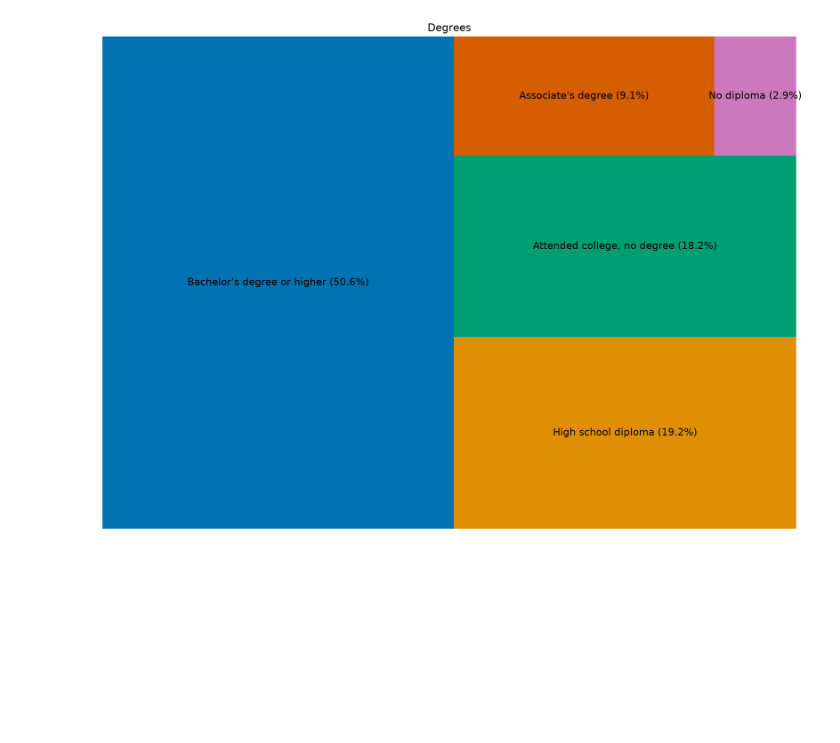
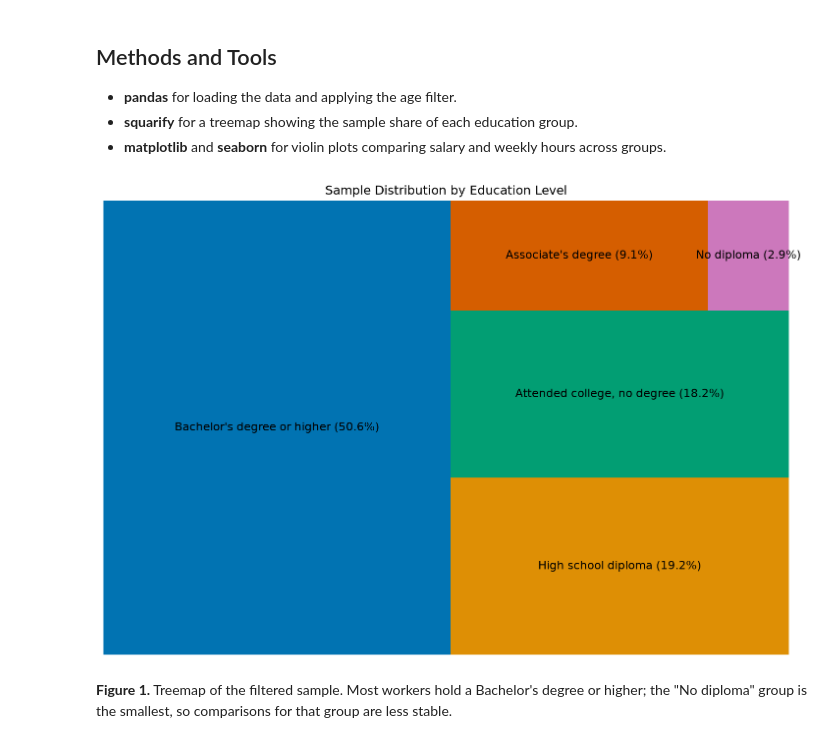
Before and after one commit to wongsiieong/data-science-project, a Jupyter notebook: education_salary_analysis.ipynb, the cells around one changed output. Cells and saved outputs as stored; diff of their text form; code cells hidden in the pictures; blank space fills up the shorter version.

Commit message:
Refactor portfolio project: relative data path, clean exported figures, documented findings and limitations

```diff
--- a/education_salary_analysis.ipynb
+++ b/education_salary_analysis.ipynb
@@ -0,0 +11,17 @@
+# %%
+import numpy as np
+import pandas as pd
+import matplotlib.pyplot as plt
+import seaborn as sns
+import squarify
+
+# Read the dataset from the same folder as this notebook (relative path).
+data = pd.read_csv("age_salary_hours.csv")
+
+# Keep workers aged 65 or younger, matching the original analysis filter.
+d = data[data["Age"] < 65].copy()
+
+print("Rows in raw dataset:", len(data))
+print("Rows after Age < 65 filter:", len(d))
+print("\nWorkers per education group:")
+print(d["Education"].value_counts().to_string())
@@ -1,26 +60,27 @@
+# %% [markdown]
+## Methods and Tools
+- **pandas** for loading the data and applying the age filter.
+- **squarify** for a treemap showing the sample share of each education group.
+- **matplotlib** and **seaborn** for violin plots comparing salary and weekly hours across groups.
 # %%
-import numpy as np
-import pandas as pd
-import matplotlib.pyplot as plt
-import seaborn as sns
-import squarify
+# --- Treemap: sample share by education group ---
+edu = d["Education"].value_counts().reset_index()
+edu.columns = ["Education", "Count"]
+edu["Pct"] = edu["Count"] / edu["Count"].sum() * 100
 
-data = pd.read_csv(r'C:\Users\Win\Desktop\cisc7204_sugex07_MC632743\P2_folder\P2_data\age_salary_hours.csv')
-d = data[data['Age'] < 65]
-
-# --- 第一部分：treemap ---
-edu = d['Education'].value_counts().reset_index()
-edu.columns = ['Education','Count']
-edu['Pct'] = edu['Count'] / edu['Count'].sum() * 100
-
-plt.figure(figsize=(14, 10), dpi=200)
-squarify.plot(sizes=edu['Pct'],
-              label=[f"{r.Education} ({r.Pct:.1f}%)" for r in edu.itertuples()],
-              color=sns.color_palette('colorblind', len(edu)),
-              text_kwargs={'fontsize': 11})
-plt.axis('off')
-plt.title('Degrees')
+plt.figure(figsize=(12, 8), dpi=150)
+squarify.plot(
+    sizes=edu["Pct"],
+    label=[f"{r.Education} ({r.Pct:.1f}%)" for r in edu.itertuples()],
+    color=sns.color_palette("colorblind", len(edu)),
+    text_kwargs={"fontsize": 11},
+)
+plt.axis("off")
+plt.title("Sample Distribution by Education Level")
+plt.savefig("images/treemap_education.png", bbox_inches="tight")
 plt.show()
 # %% [output]
-[figure, old version]
+[figure, new version]
+# %% [markdown]
+**Figure 1.** Treemap of the filtered sample. Most workers hold a Bachelor's degree or higher; the "No diploma" group is the smallest, so comparisons for that group are less stable.
 # %%
```
Also changed, not shown: parts of 5 cells of this notebook, 6 other files.
